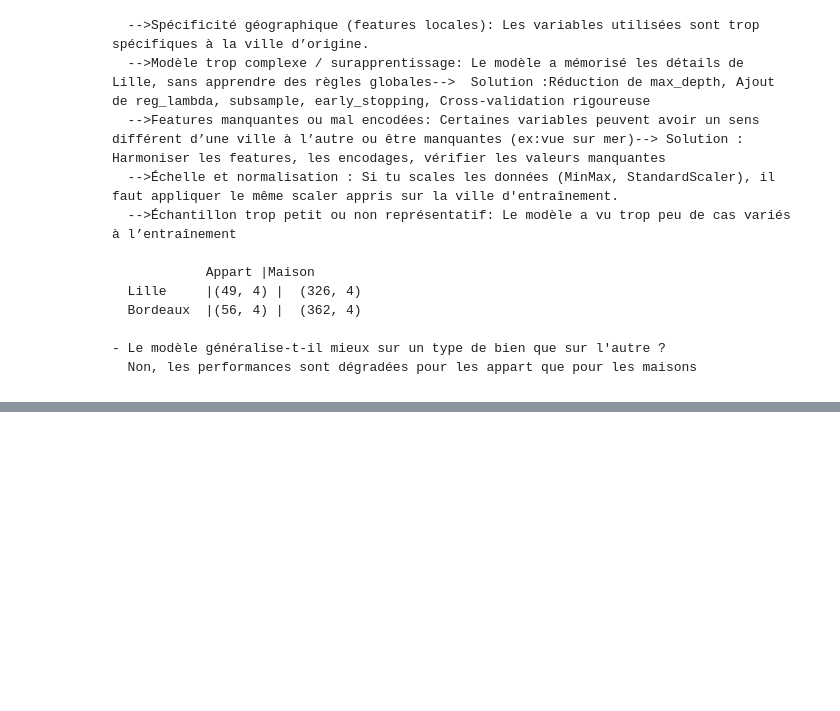
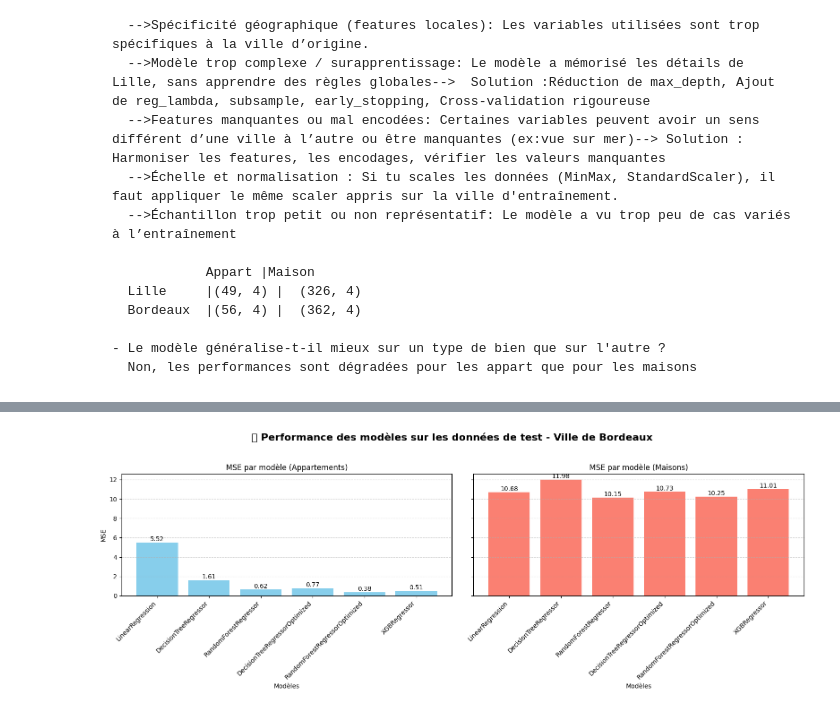
Before and after one commit to CSAADZIDI/Fast-api-ml-immo-project, a Jupyter notebook: notebooks/phase_2_bordeaux.ipynb, the cells around one changed output, grey strips where cells are left out. Drawn from its saved outputs; the diff is of its cells as text; code cells hidden in the pictures; blank space fills up the shorter version.

```diff
--- a/notebooks/phase_2_bordeaux.ipynb
+++ b/notebooks/phase_2_bordeaux.ipynb
@@ -427,0 +468,59 @@ mse_m
+# %%
+import matplotlib.pyplot as plt
+
+# Données
+labels_appart = list(mse_results_appart.keys())
+mse_list_appart = list(mse_results_appart.values())
+
+labels_maison = list(mse_results_maison.keys())
+mse_list_maison = list(mse_results_maison.values())
+
+fig, axes = plt.subplots(1, 2, figsize=(16, 6), sharey=True)
+
+# Titre général
+fig.suptitle("📊 Performance des modèles sur les données de test - Ville de Bordeaux", fontsize=16, fontweight='bold')
+
+# Subplot 1 – Appartements
+x_appart = range(len(labels_appart))
+bars_appart = axes[0].bar(x_appart, mse_list_appart, color='skyblue')
+axes[0].set_title("MSE par modèle (Appartements)")
+axes[0].set_ylabel("MSE")
+axes[0].set_xlabel("Modèles")
+axes[0].set_xticks(x_appart)
+axes[0].set_xticklabels(labels_appart, rotation=45, ha='right')
+axes[0].grid(axis='y', linestyle='--', alpha=0.5)
+
+for bar in bars_appart:
+    height = bar.get_height()
+    axes[0].text(
+        bar.get_x() + bar.get_width() / 2,
+        height,
+        f'{height:.2f}',
+        ha='center',
+        va='bottom'
+    )
+
+# Subplot 2 – Maisons
+x_maison = range(len(labels_maison))
+bars_maison = axes[1].bar(x_maison, mse_list_maison, color='salmon')
+axes[1].set_title("MSE par modèle (Maisons)")
+axes[1].set_xlabel("Modèles")
+axes[1].set_xticks(x_maison)
+axes[1].set_xticklabels(labels_maison, rotation=45, ha='right')
+axes[1].grid(axis='y', linestyle='--', alpha=0.5)
+
+for bar in bars_maison:
+    height = bar.get_height()
+    axes[1].text(
+        bar.get_x() + bar.get_width() / 2,
+        height,
+        f'{height:.2f}',
+        ha='center',
+        va='bottom'
+    )
+
+# Ajuster l'espace pour laisser la place au titre général
+plt.tight_layout(rect=[0, 0, 1, 0.95])
+plt.show()
+# %% [output]
+[figure, added]
```
Also changed, not shown: parts of 4 cells of this notebook, 17 other files.
